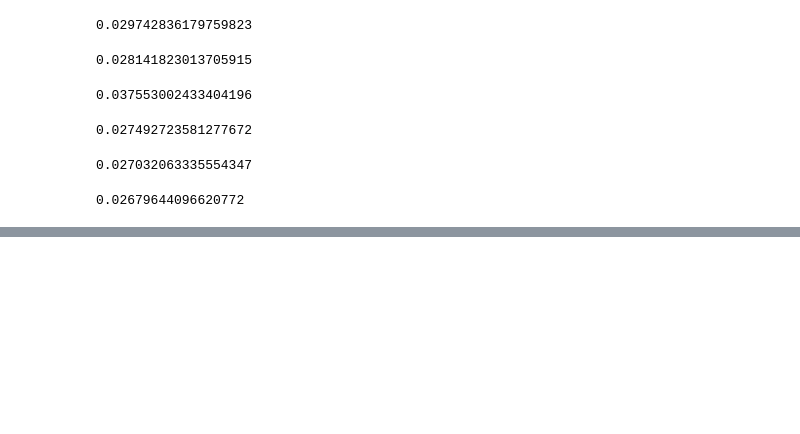
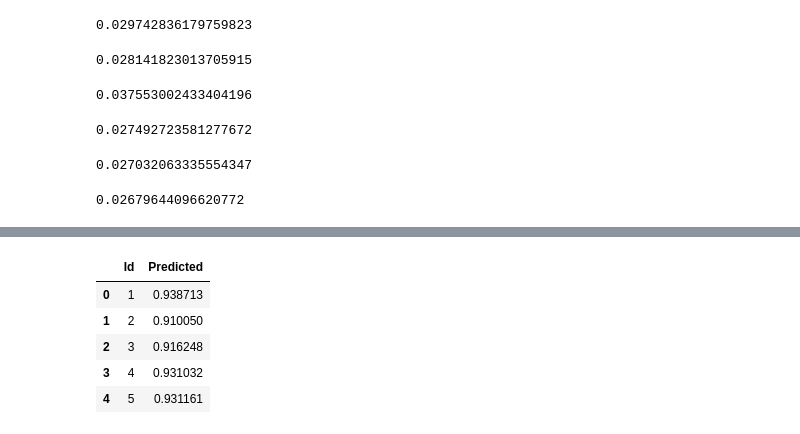
Before and after one commit to emilyjia/cs181-s19-practicals, a Jupyter notebook: P1/tuning.ipynb, the cells around one changed output, grey strips where cells are left out. Drawn from its saved outputs; the diff is of its cells as text; code cells hidden in the pictures; blank space fills up the shorter version.

```diff
--- a/P1/tuning.ipynb
+++ b/P1/tuning.ipynb
@@ -167,0 +270,13 @@ kfold(10, RFR(n_estimators=1000), train)
+# %%
+params = {
+    'max_depth': [10, 15, 20, 30, None],
+    'min_samples_leaf': [1, 5, 10, 15, 20],
+    'n_estimators': [2000],
+    'random_state': [50]
+}
+
+gs2 = GridSearchCV(estimator=rfR, param_grid=params, cv=4, n_jobs=4, verbose=3)
+gs2.fit(X_train, y_train)
+
+print(gs2.best_params_)
+print(kfold(10, gs2.best_estimator_, train))
@@ -167,0 +298,4 @@ kfold(10, RFR(n_estimators=1000), train)
+# %%
+rfR2 = RFR(n_estimators=3000, n_jobs=-1, verbose=3)
+
+rfR2.fit(X_train, y_train)
@@ -167,0 +412,12 @@ kfold(10, RFR(n_estimators=1000), train)
+# %%
+params = {
+    'n_estimators': [2000, 2500, 3000],
+    'random_state': [50]
+}
+
+rfR3 = RFR()
+gs3 = GridSearchCV(estimator=rfR3, param_grid=params, cv=4, n_jobs=4, verbose=3)
+gs3.fit(X_train, y_train)
+
+print(gs3.best_params_)
+print(kfold(10, gs2.best_estimator_, train))
@@ -167,0 +447,16 @@ kfold(10, RFR(n_estimators=1000), train)
+# %%
+rfR3 = RFR(n_estimators=3000, n_jobs=-1)
+rfR3.fit(X_train, y_train)
+predictions2 = rfR3.predict(test.iloc[:, 1:])
+# %%
+submission2 = pd.DataFrame(data=predictions2, columns=['Predicted'])
+submission2.insert(0, "Id", range(1, 1 + test.shape[0]))
+submission2['Id'] = submission2['Id'].astype(str)
+submission2.head()
+# %% [output]
+|  | Id | Predicted |
+| 0 | 1 | 0.938713 |
+| 1 | 2 | 0.910050 |
+| 2 | 3 | 0.916248 |
+| 3 | 4 | 0.931032 |
+| 4 | 5 | 0.931161 |
```
Also changed, not shown: parts of 17 cells of this notebook, 4 other files.
